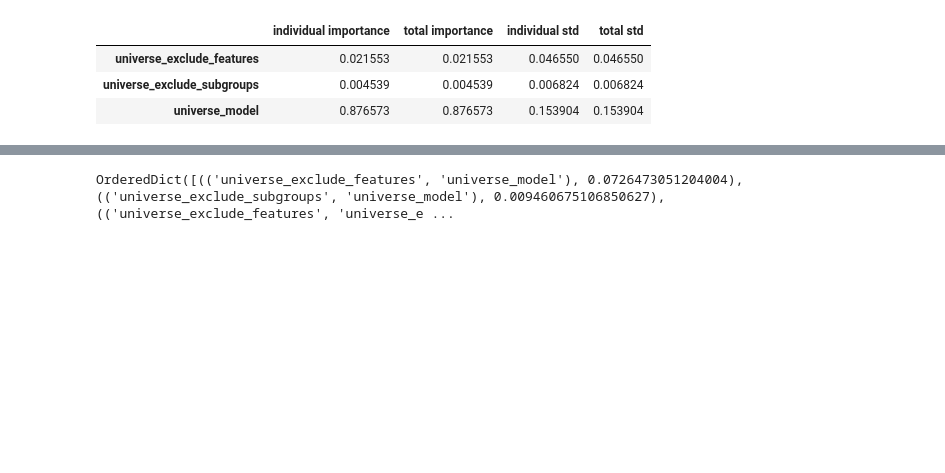
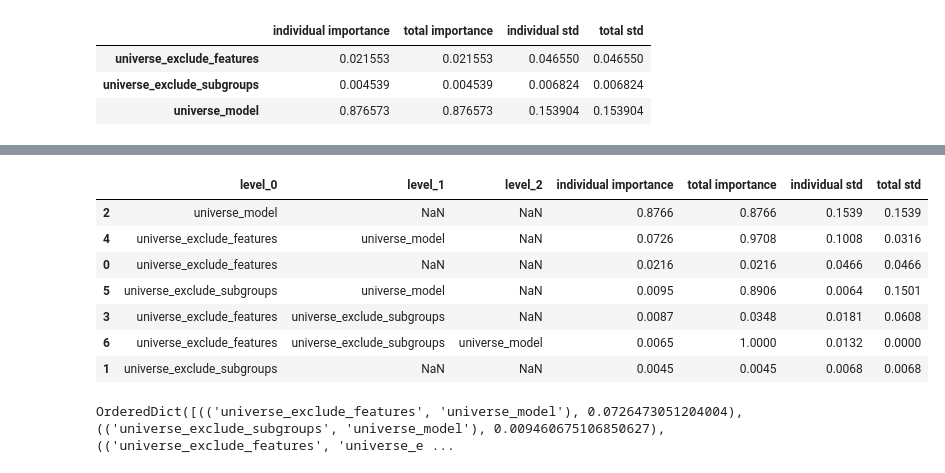
Before and after one commit to jsbroden/CMA_Fairness_v2, a Jupyter notebook: analysis_var_imp_overall.ipynb, the cells around one changed output, grey strips where cells are left out. Saved outputs shown, nothing was run; the diff lists cells and outputs as text; code cells hidden in the pictures; blank space fills up the shorter version.

```diff
--- a/analysis_var_imp_overall.ipynb
+++ b/analysis_var_imp_overall.ipynb
@@ -188,6 +203,28 @@ m_fanova.quantify_importance(save_to = "fanova_importance_interactions-overall.c
 | 3 | universe_exclude_features | universe_exclude_subgroups | NaN | 0.008723 | 0.034816 | 0.018068 | 6.078956e-02 |
 | 6 | universe_exclude_features | universe_exclude_subgroups | universe_model | 0.006504 | 1.000000 | 0.013207 | 4.732549e-15 |
 | 1 | universe_exclude_subgroups | NaN | NaN | 0.004539 | 0.004539 | 0.006824 | 6.824287e-03 |
+# %%
+# Format
+
+cols_to_format = [
+    "individual importance",
+    "total importance",
+    "individual std",
+    "total std"
+]
+
+fanova_interactions = m_fanova.quantify_importance()
+fanova_interactions[cols_to_format] = fanova_interactions[cols_to_format].applymap(lambda x: f"{x:.4f}")
+fanova_interactions
+# %% [output]
+|  | level_0 | level_1 | level_2 | individual importance | total importance | individual std | total std |
+| 2 | universe_model | NaN | NaN | 0.8766 | 0.8766 | 0.1539 | 0.1539 |
+| 4 | universe_exclude_features | universe_model | NaN | 0.0726 | 0.9708 | 0.1008 | 0.0316 |
+| 0 | universe_exclude_features | NaN | NaN | 0.0216 | 0.0216 | 0.0466 | 0.0466 |
+| 5 | universe_exclude_subgroups | universe_model | NaN | 0.0095 | 0.8906 | 0.0064 | 0.1501 |
+| 3 | universe_exclude_features | universe_exclude_subgroups | NaN | 0.0087 | 0.0348 | 0.0181 | 0.0608 |
+| 6 | universe_exclude_features | universe_exclude_subgroups | universe_model | 0.0065 | 1.0000 | 0.0132 | 0.0000 |
+| 1 | universe_exclude_subgroups | NaN | NaN | 0.0045 | 0.0045 | 0.0068 | 0.0068 |
 # %%
 best_p_margs = m_fanova.fanova.get_most_important_pairwise_marginals(n=5)
 print(best_p_margs)
```
Also changed, not shown: parts of 2 cells of this notebook, 1 other file.
